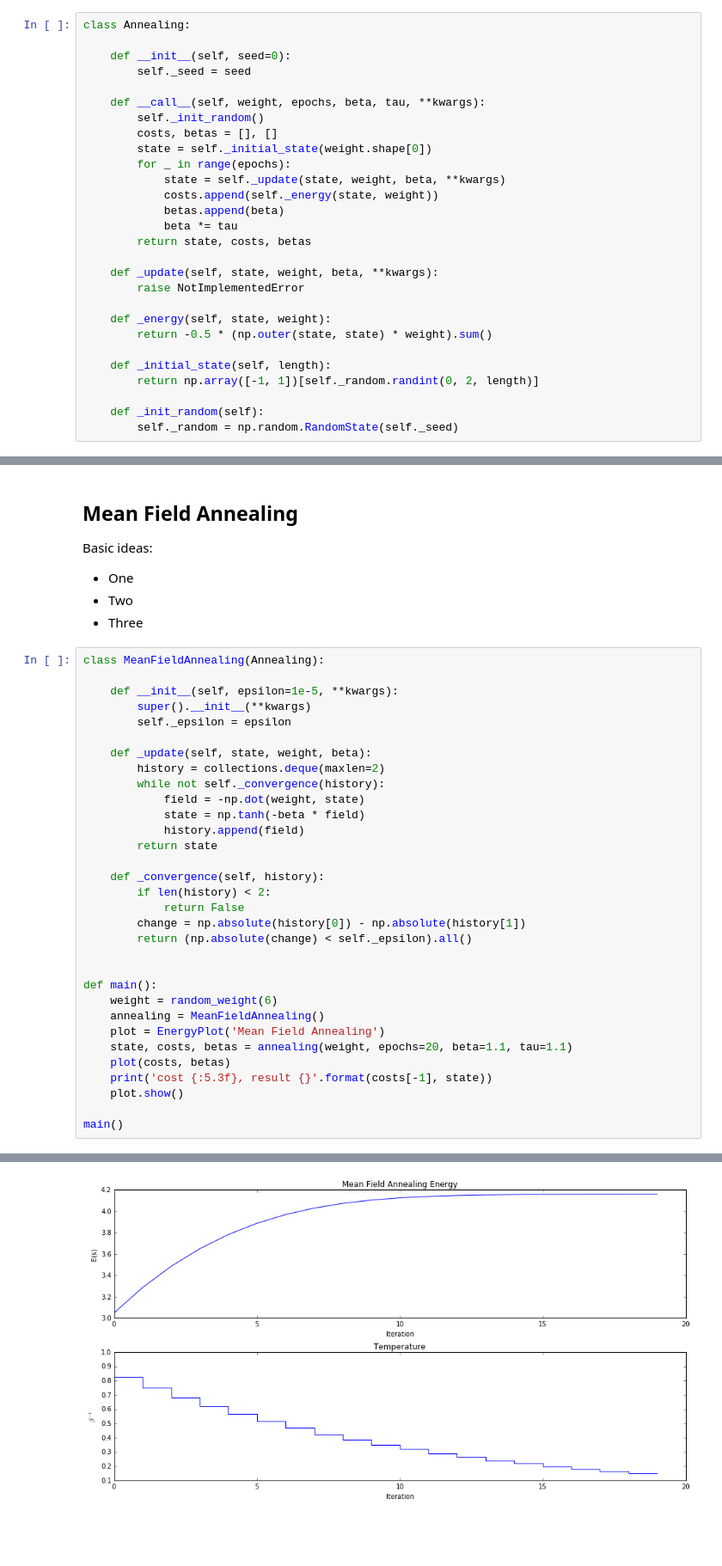
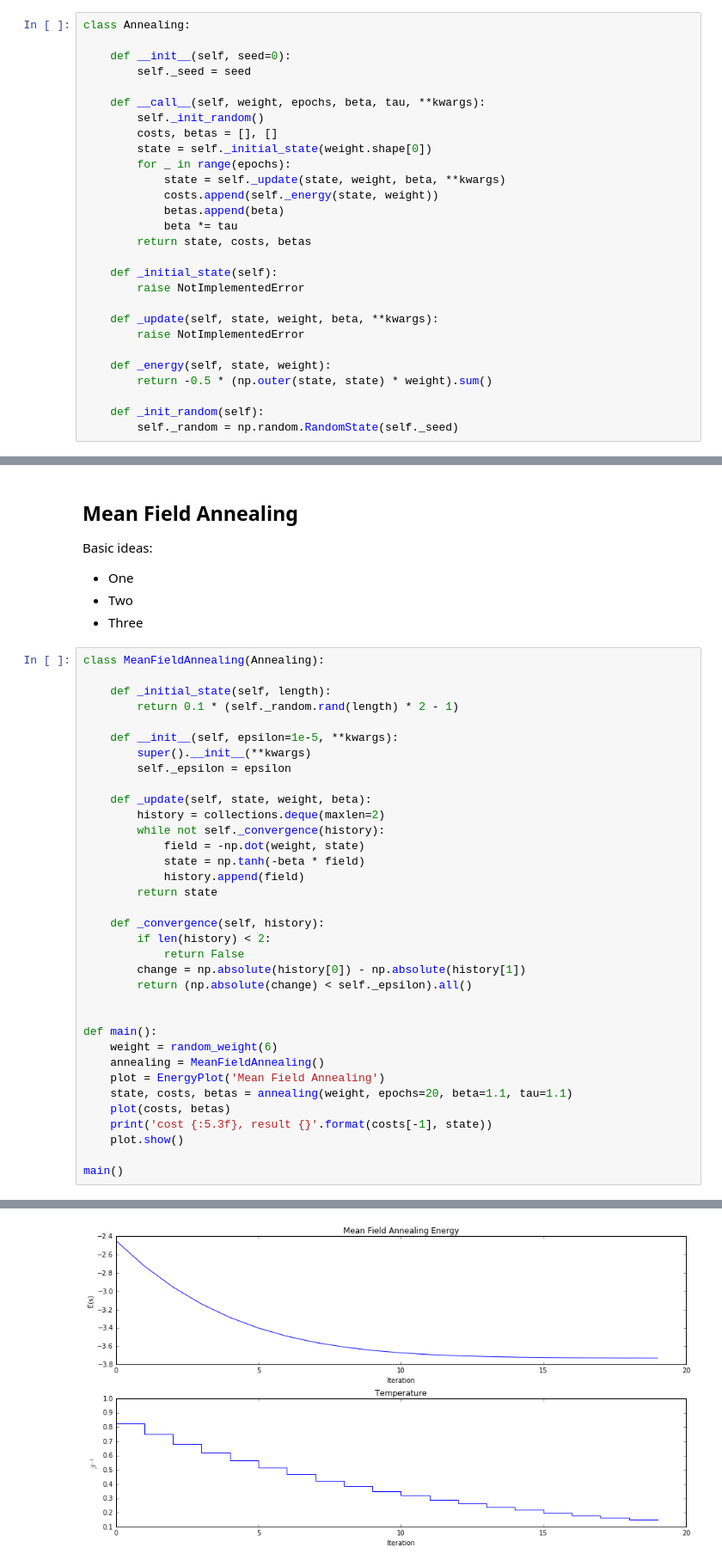
Before and after one commit to danijar/course-machine-intelligence-2, a Jupyter notebook: EX9/EX9-TheNebenhoerers.ipynb, the cells around one changed output, grey strips where cells are left out. Shown at 86% size. Cells and saved outputs as stored; diff of their text form; blank space fills up the shorter version.

Commit message:
Initialize MFE randomly

```diff
--- a/EX9/EX9-TheNebenhoerers.ipynb
+++ b/EX9/EX9-TheNebenhoerers.ipynb
@@ -88,15 +87,15 @@ class Annealing:
             beta *= tau
         return state, costs, betas
 
+    def _initial_state(self):
+        raise NotImplementedError
+
     def _update(self, state, weight, beta, **kwargs):
         raise NotImplementedError
 
     def _energy(self, state, weight):
         return -0.5 * (np.outer(state, state) * weight).sum()
 
-    def _initial_state(self, length):
-        return np.array([-1, 1])[self._random.randint(0, 2, length)]
-
     def _init_random(self):
         self._random = np.random.RandomState(self._seed)
 # %% [markdown]
@@ -226,6 +228,9 @@ Basic ideas:
 - Three
 # %%
 class MeanFieldAnnealing(Annealing):
+
+    def _initial_state(self, length):
+        return 0.1 * (self._random.rand(length) * 2 - 1)
 
     def __init__(self, epsilon=1e-5, **kwargs):
         super().__init__(**kwargs)
@@ -261 +266 @@ cost 4.158, result [ 0.99997917 -1.          0.99999997 -0.99998747  1.
-[figure, old version]
+[figure, new version]
```
Also changed, not shown: parts of 4 cells of this notebook.
